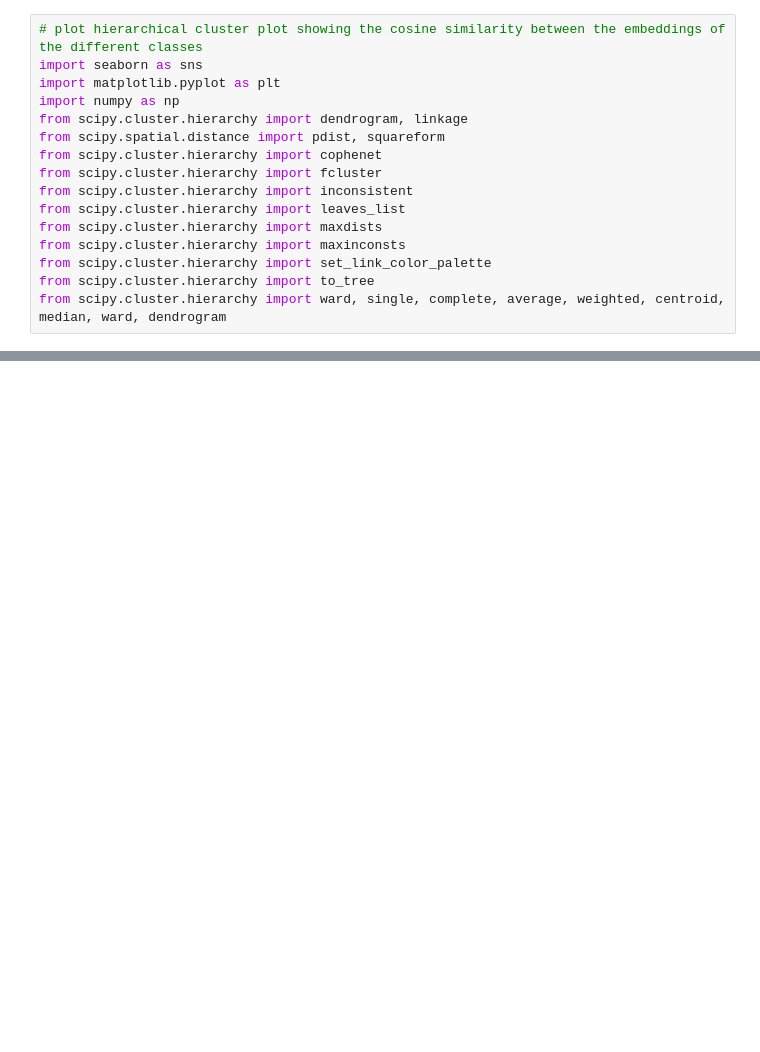
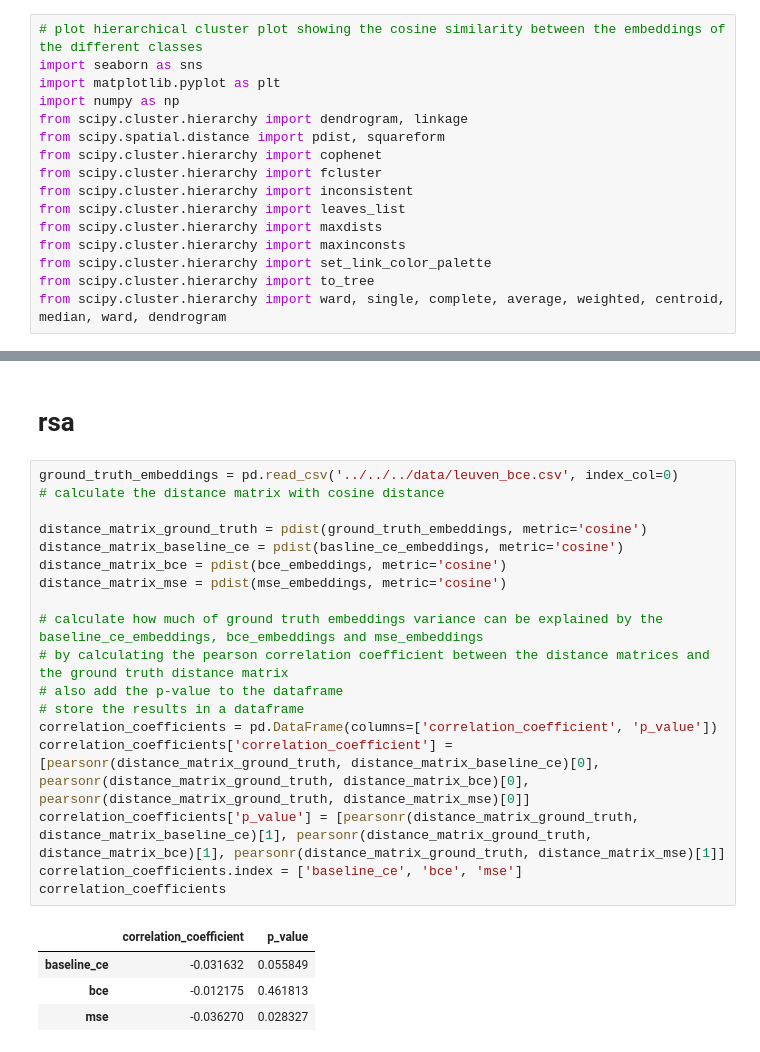
Before and after one commit to siddsuresh97/vision_robustness_using_semantic_norms, a Jupyter notebook: scripts/jupyter/vss_2023/vss_2023.ipynb, the cells around one changed output, grey strips where cells are left out. Saved outputs shown, nothing was run; the diff lists cells and outputs as text; blank space fills up the shorter version.

Commit message:
updated results

```diff
--- a/scripts/jupyter/vss_2023/vss_2023.ipynb
+++ b/scripts/jupyter/vss_2023/vss_2023.ipynb
@@ -162 +174,26 @@ plt.savefig('../../../results/vss_2023/dendrogram_mse.png')
 <Figure size 640x480 with 0 Axes>
+# %% [markdown]
+# rsa
+# %%
+ground_truth_embeddings = pd.read_csv('../../../data/leuven_bce.csv', index_col=0)
+# calculate the distance matrix with cosine distance
+
+distance_matrix_ground_truth = pdist(ground_truth_embeddings, metric='cosine')
+distance_matrix_baseline_ce = pdist(basline_ce_embeddings, metric='cosine')
+distance_matrix_bce = pdist(bce_embeddings, metric='cosine')
+distance_matrix_mse = pdist(mse_embeddings, metric='cosine')
+
+# calculate how much of ground truth embeddings variance can be explained by the baseline_ce_embeddings, bce_embeddings and mse_embeddings
+# by calculating the pearson correlation coefficient between the distance matrices and the ground truth distance matrix
+# also add the p-value to the dataframe
+# store the results in a dataframe
+correlation_coefficients = pd.DataFrame(columns=['correlation_coefficient', 'p_value'])
+correlation_coefficients['correlation_coefficient'] = [pearsonr(distance_matrix_ground_truth, distance_matrix_baseline_ce)[0], pearsonr(distance_matrix_ground_truth, distance_matrix_bce)[0], pearsonr(distance_matrix_ground_truth, distance_matrix_mse)[0]]
+correlation_coefficients['p_value'] = [pearsonr(distance_matrix_ground_truth, distance_matrix_baseline_ce)[1], pearsonr(distance_matrix_ground_truth, distance_matrix_bce)[1], pearsonr(distance_matrix_ground_truth, distance_matrix_mse)[1]]
+correlation_coefficients.index = ['baseline_ce', 'bce', 'mse']
+correlation_coefficients
+# %% [output]
+|  | correlation_coefficient | p_value |
+| baseline_ce | -0.031632 | 0.055849 |
+| bce | -0.012175 | 0.461813 |
+| mse | -0.036270 | 0.028327 |
```
Also changed, not shown: parts of 8 cells of this notebook, 15 other files.
